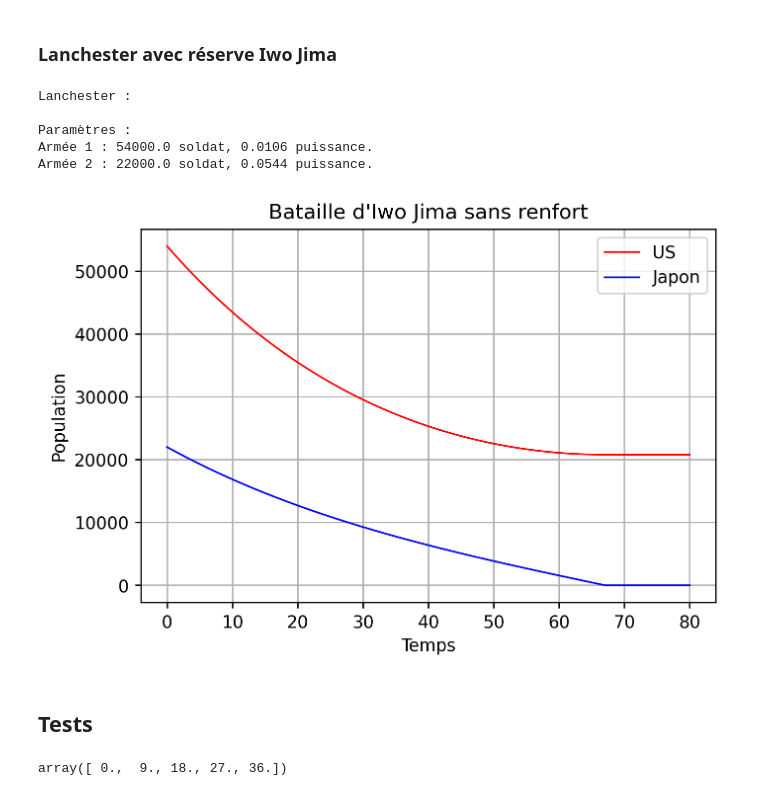
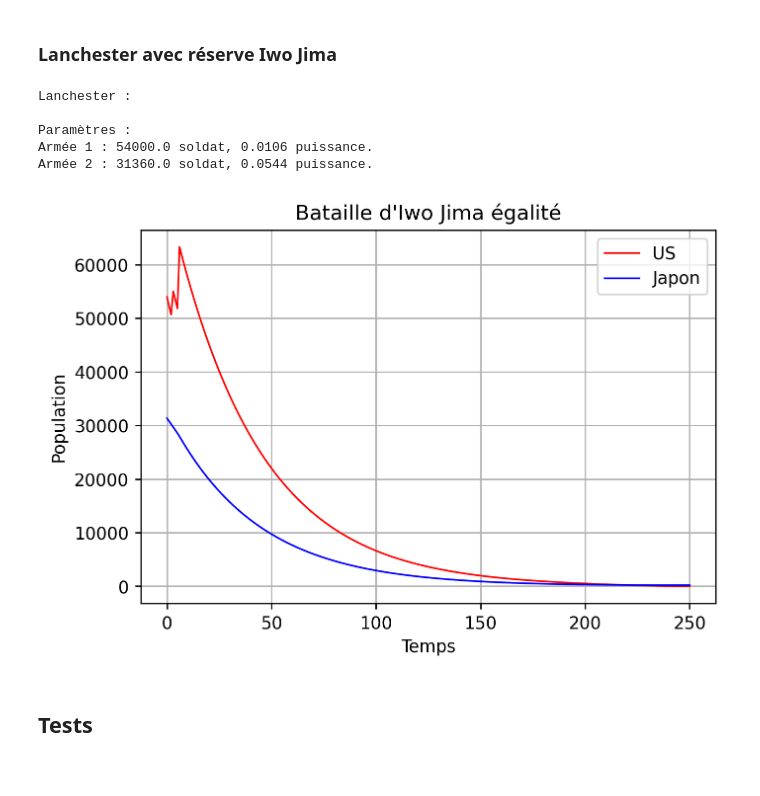
Before and after one commit to VLaplaud-Biophysics/SurLeChamp, a Jupyter notebook: IwoJima.ipynb, the cells around one changed output. Saved outputs shown, nothing was run; the diff lists cells and outputs as text; code cells hidden in the pictures.

```diff
--- a/IwoJima.ipynb
+++ b/IwoJima.ipynb
@@ -86,16 +88,14 @@ def PlotRes_Lc(t,X,P,Ttl,labels, **kwargs):
 # %%
-def Res(t):
+def Res(t): # Fonction envoie de renfort depuis la resserve
 
-    if (t>=0) & (t<1):
-        R = 0
-    elif (t>=1) & (t<2):
+    if (t>=0) & (t<2):
         R = 0
     elif (t>=2) & (t<3):
-        R = 0
+        R = 6000
     elif (t>=3) & (t<5):
         R = 0
     elif (t>=5) & (t<6):
-        R = 0
+        R = 13000
     else:
         R = 0
 
@@ -143,7 +143,7 @@ Armée 2 : 105.0 soldat, 0.1 puissance.
 # %% [markdown]
 ### Lanchester avec réserve Iwo Jima
 # %%
-njour = 80
+njour = 250
 
 tspan = (0,njour)
 teval = np.linspace(0, njour,  (njour+1)*100) # Temps
@@ -154,40 +154,36 @@ Texp = [1.05192629815745, 1.96314907872696, 2.12395309882747,2.92797319932998, 3
         9.57453936348408, 10.1641541038525, 10.5929648241206, 10.9145728643216, 11.2361809045226, 11.7185929648241,
         12.0938023450586, 12.5226130653266, 12.8978224455611, 13.4338358458961, 14.0770519262981, 14.6666666666666,
         15.7386934673366, 16.3283082077051, 16.9715242881072, 17.7219430485762, 18.2043551088777, 18.6867671691792,
         19.3835845896147, 20.0804020100502, 20.5628140703517, 21.3668341708542, 22.0636515912897, 22.7068676716917,
         23.4572864321608, 24.2077051926298, 24.5829145728643, 24.9045226130653, 25.3333333333333, 26.0837520938023,
         26.6197654941373, 27.1557788944723, 27.7989949748743, 28.4422110552763, 28.8710217755443, 29.7286432160804,
         30.5862646566164, 31.6046901172529, 32.3551088777219, 33.3199329983249, 34.1239530988274, 35.0887772194304, 36]
 
 POPexp = [52534.8314606741, 51617.9775280898, 52588.7640449438, 56633.7078651685, 55770.7865168539, 54368.5393258427,
           66341.5730337078, 65424.7191011236, 65047.1910112359, 64346.0674157303, 63429.213483146, 63105.617977528,
           62835.9550561797, 62512.3595505618, 62026.9662921348, 61757.3033707865, 61487.6404494382, 61056.1797752809,
           60732.5842696629, 60247.1910112359, 59815.7303370786, 59653.9325842696, 59546.0674157303, 59384.2696629213,
           59222.4719101123, 58952.808988764, 58575.2808988764, 57928.0898876404, 57442.6966292134, 57119.1011235955,
           56687.6404494382, 56471.9101123595, 56202.2471910112, 55608.9887640449, 55123.5955056179, 54907.8651685393,
           54530.3370786516, 54206.7415730337, 54044.9438202247, 53829.213483146, 53613.4831460674, 53343.8202247191,
           53289.8876404494, 53182.0224719101, 53128.0898876404, 52966.2921348314, 52750.5617977528, 52642.6966292134,
           52534.8314606741, 52480.8988764044, 52373.0337078651, 52211.2359550561, 52049.4382022471, 51995.5056179775,
           51941.5730337078]
 
 """ Lanchester """
 P_LcR = [0.0106,0.0544] # Set de paramètres
-X0_LcR = np.array([54000, 22000])  # Conditions initiales
+X0_LcR = np.array([54000, 31360])  # Conditions initiales
 
 print('\033[1m' + '\033[4m' + 'Lanchester :\n' + '\033[0m')
 T_LcR,X_LcR = Solve_LcR(tspan,teval,X0_LcR,P_LcR)
 
-PlotRes_Lc(T_LcR,X_LcR.T,P_LcR,'Bataille d\'Iwo Jima sans renfort',['US','Japon'])
+PlotRes_Lc(T_LcR,X_LcR.T,P_LcR,'Bataille d\'Iwo Jima égalité',['US ','Japon'])
 # %% [output]
 Lanchester :
 
 Paramètres :
 Armée 1 : 54000.0 soldat, 0.0106 puissance.
-Armée 2 : 22000.0 soldat, 0.0544 puissance.
+Armée 2 : 31360.0 soldat, 0.0544 puissance.
-[figure, old version]
+[figure, new version]
 # %% [markdown]
 ## Tests
-# %%
-np.linspace(0, 36,  5)
-# %% [output]
-array([ 0.,  9., 18., 27., 36.])
```
Also changed, not shown: parts of 1 cell of this notebook.
